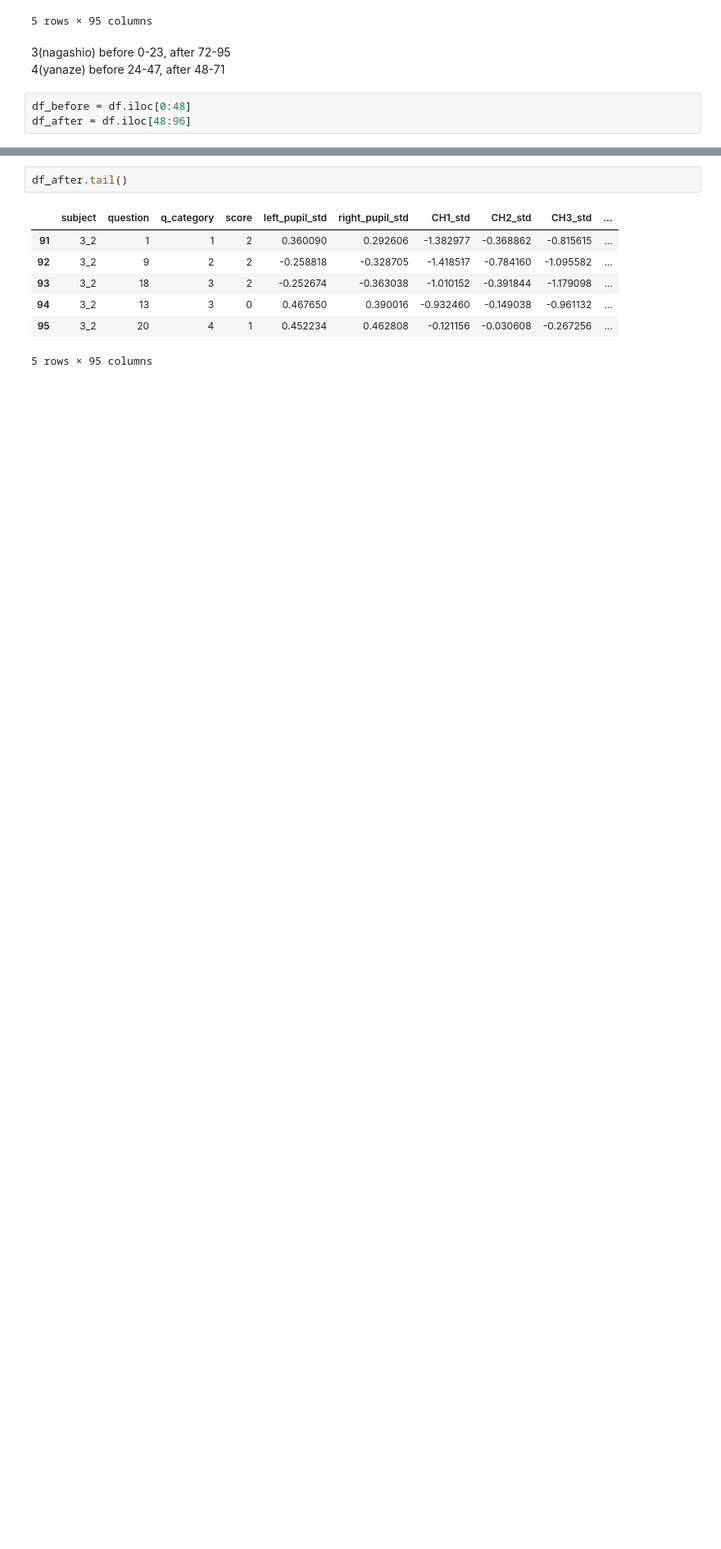
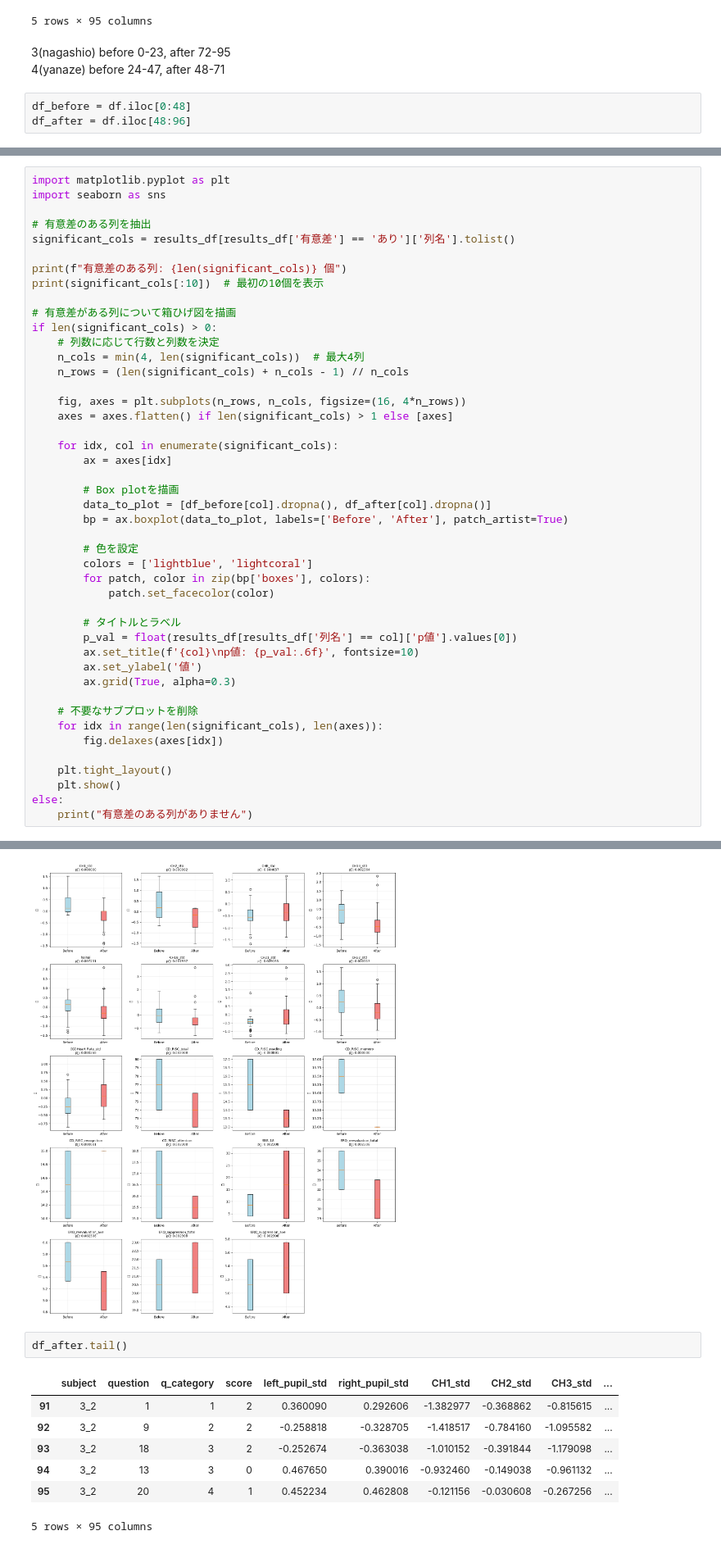
Before and after one commit to shun999/je, a Jupyter notebook: 20260128/testing_of_training.ipynb, the cells around one changed output, grey strips where cells are left out. Shown at 82% size. Saved outputs shown, nothing was run; the diff lists cells and outputs as text; blank space fills up the shorter version.

Commit message:
testing result figure added

```diff
--- a/20260128/testing_of_training.ipynb
+++ b/20260128/testing_of_training.ipynb
@@ -22,0 +125,46 @@ df_after = df.iloc[48:96]
+# %%
+import matplotlib.pyplot as plt
+import seaborn as sns
+
+# 有意差のある列を抽出
+significant_cols = results_df[results_df['有意差'] == 'あり']['列名'].tolist()
+
+print(f"有意差のある列: {len(significant_cols)} 個")
+print(significant_cols[:10])  # 最初の10個を表示
+
+# 有意差がある列について箱ひげ図を描画
+if len(significant_cols) > 0:
+    # 列数に応じて行数と列数を決定
+    n_cols = min(4, len(significant_cols))  # 最大4列
+    n_rows = (len(significant_cols) + n_cols - 1) // n_cols
+
+    fig, axes = plt.subplots(n_rows, n_cols, figsize=(16, 4*n_rows))
+    axes = axes.flatten() if len(significant_cols) > 1 else [axes]
+
+    for idx, col in enumerate(significant_cols):
+        ax = axes[idx]
+
+        # Box plotを描画
+        data_to_plot = [df_before[col].dropna(), df_after[col].dropna()]
+        bp = ax.boxplot(data_to_plot, labels=['Before', 'After'], patch_artist=True)
+
+        # 色を設定
+        colors = ['lightblue', 'lightcoral']
+        for patch, color in zip(bp['boxes'], colors):
+            patch.set_facecolor(color)
+
+        # タイトルとラベル
+        p_val = float(results_df[results_df['列名'] == col]['p値'].values[0])
+        ax.set_title(f'{col}\np値: {p_val:.6f}', fontsize=10)
+        ax.set_ylabel('値')
+        ax.grid(True, alpha=0.3)
+
+    # 不要なサブプロットを削除
+    for idx in range(len(significant_cols), len(axes)):
+        fig.delaxes(axes[idx])
+
+    plt.tight_layout()
+    plt.show()
+else:
+    print("有意差のある列がありません")
+# %% [output]
@@ -23,3 +173,4 @@ df_after = df.iloc[48:96]
+[figure, added]
 # %%
 df_after.tail()
 # %% [output]
```
Also changed, not shown: parts of 4 cells of this notebook, 1 other file.
